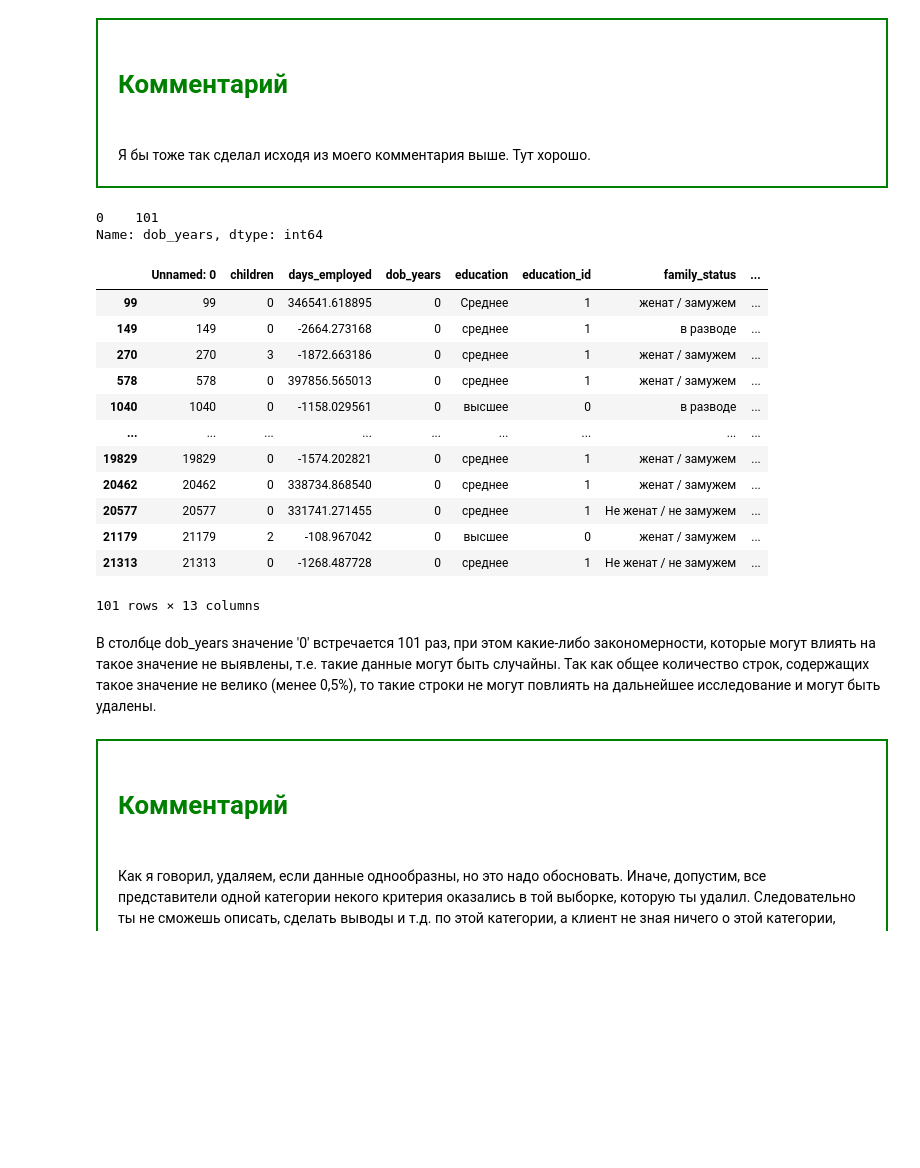
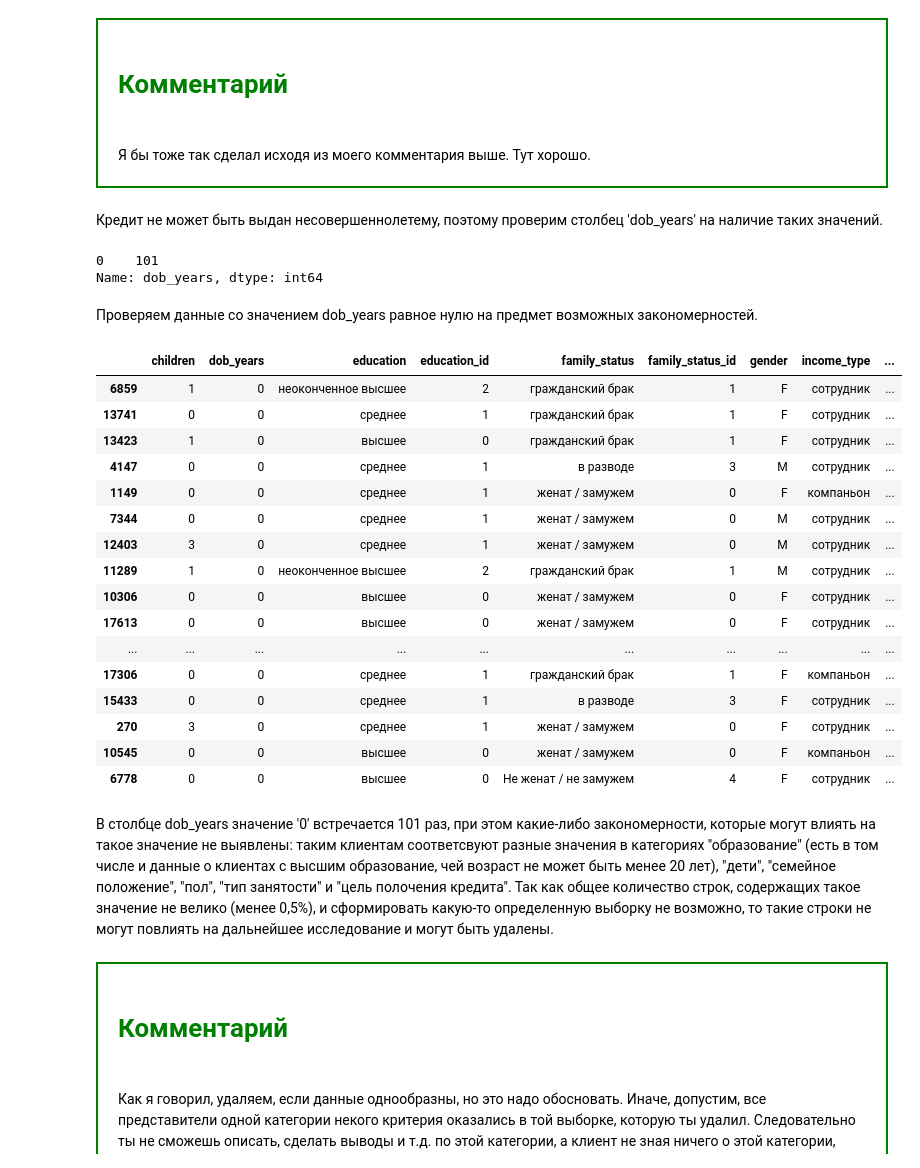
Before and after one commit to Valery2120/DS-DE, a Jupyter notebook: jupyter/ds/theme_03/theme_03.ipynb, the cells around one changed output. Drawn from its saved outputs; the diff is of its cells as text; code cells hidden in the pictures; blank space fills up the shorter version.

```diff
--- a/jupyter/ds/theme_03/theme_03.ipynb
+++ b/jupyter/ds/theme_03/theme_03.ipynb
@@ -15,4 +42,4 @@
 # %%
 import pandas as pd
-
-data = pd.read_csv('data.csv')
+import numpy as np
+data = pd.read_csv('data.csv', index_col='Unnamed: 0')
@@ -153,7 +179,7 @@ Name: income_type, dtype: int64
 # %%
+data = data.drop('days_employed', axis=1)
 categories = data['income_type'].unique()
 for i in categories:
-    data.loc[(data['days_employed'].isna()) & (data['income_type'] == i), 'days_employed'] \
-    = data.loc[data['income_type'] == i, 'days_employed'].median()
     data.loc[(data['total_income'].isna()) & (data['income_type'] == i), 'total_income'] \
     = data.loc[data['income_type'] == i, 'total_income'].median()
+display(data.info())
@@ -221,4 +245,6 @@ Name: children, dtype: int64
 <div style="border:solid green 2px; padding: 20px"> <h1 style="color:green; margin-bottom:20px">Комментарий </h1>
 <br>Я бы тоже так сделал исходя из моего комментария выше. Тут хорошо.
 </div>
+# %% [markdown]
+Кредит не может быть выдан несовершеннолетему, поэтому проверим столбец 'dob_years' на наличие таких значений.
 # %%
@@ -226,24 +252,30 @@ data[(data.dob_years <= 18)]['dob_years'].value_counts()
 # %% [output]
 0    101
 Name: dob_years, dtype: int64
+# %% [markdown]
+Проверяем данные со значением dob_years равное нулю на предмет возможных закономерностей.
 # %%
-data[(data.dob_years == 0)]
+display(data[(data.dob_years == 0)].sample(20))
 # %% [output]
-|  | Unnamed: 0 | children | days_employed | dob_years | education | education_id | family_status | ... |
-| 99 | 99 | 0 | 346541.618895 | 0 | Среднее | 1 | женат / замужем | ... |
-| 149 | 149 | 0 | -2664.273168 | 0 | среднее | 1 | в разводе | ... |
-| 270 | 270 | 3 | -1872.663186 | 0 | среднее | 1 | женат / замужем | ... |
-| 578 | 578 | 0 | 397856.565013 | 0 | среднее | 1 | женат / замужем | ... |
-| 1040 | 1040 | 0 | -1158.029561 | 0 | высшее | 0 | в разводе | ... |
-| ... | ... | ... | ... | ... | ... | ... | ... | ... |
-| 19829 | 19829 | 0 | -1574.202821 | 0 | среднее | 1 | женат / замужем | ... |
-| 20462 | 20462 | 0 | 338734.868540 | 0 | среднее | 1 | женат / замужем | ... |
-| 20577 | 20577 | 0 | 331741.271455 | 0 | среднее | 1 | Не женат / не замужем | ... |
-| 21179 | 21179 | 2 | -108.967042 | 0 | высшее | 0 | женат / замужем | ... |
-| 21313 | 21313 | 0 | -1268.487728 | 0 | среднее | 1 | Не женат / не замужем | ... |
+|  | children | dob_years | education | education_id | family_status | family_status_id | gender | income_type | ... |
+| 6859 | 1 | 0 | неоконченное высшее | 2 | гражданский брак | 1 | F | сотрудник | ... |
+| 13741 | 0 | 0 | среднее | 1 | гражданский брак | 1 | F | сотрудник | ... |
+| 13423 | 1 | 0 | высшее | 0 | гражданский брак | 1 | F | сотрудник | ... |
+| 4147 | 0 | 0 | среднее | 1 | в разводе | 3 | M | сотрудник | ... |
+| 1149 | 0 | 0 | среднее | 1 | женат / замужем | 0 | F | компаньон | ... |
+| 7344 | 0 | 0 | среднее | 1 | женат / замужем | 0 | M | сотрудник | ... |
+| 12403 | 3 | 0 | среднее | 1 | женат / замужем | 0 | M | сотрудник | ... |
+| 11289 | 1 | 0 | неоконченное высшее | 2 | гражданский брак | 1 | M | сотрудник | ... |
+| 10306 | 0 | 0 | высшее | 0 | женат / замужем | 0 | F | сотрудник | ... |
+| 17613 | 0 | 0 | высшее | 0 | женат / замужем | 0 | F | сотрудник | ... |
+| ... | ... | ... | ... | ... | ... | ... | ... | ... | ... |
+| 17306 | 0 | 0 | среднее | 1 | гражданский брак | 1 | F | компаньон | ... |
+| 15433 | 0 | 0 | среднее | 1 | в разводе | 3 | F | сотрудник | ... |
+| 270 | 3 | 0 | среднее | 1 | женат / замужем | 0 | F | сотрудник | ... |
+| 10545 | 0 | 0 | высшее | 0 | женат / замужем | 0 | F | компаньон | ... |
+| 6778 | 0 | 0 | высшее | 0 | Не женат / не замужем | 4 | F | сотрудник | ... |
-101 rows × 13 columns
 # %% [markdown]
-В столбце dob_years значение '0' встречается 101 раз, при этом какие-либо закономерности, которые могут влиять на такое значение не выявлены, т.е. такие данные могут быть случайны. Так как общее количество строк, содержащих такое значение не велико (менее 0,5%), то такие строки не могут повлиять на дальнейшее исследование и могут быть удалены.
+В столбце dob_years значение '0' встречается 101 раз, при этом какие-либо закономерности, которые могут влиять на такое значение не выявлены: таким клиентам соответсвуют разные значения в категориях "образование" (есть в том числе и данные о клиентах с высшим образование, чей возраст не может быть менее 20 лет), "дети", "семейное положение", "пол", "тип занятости" и "цель полочения кредита". Так как общее количество строк, содержащих такое значение не велико (менее 0,5%), и сформировать какую-то определенную выборку не возможно, то такие строки не могут повлиять на дальнейшее исследование и могут быть удалены.
 # %% [markdown]
 <div style="border:solid green 2px; padding: 20px"> <h1 style="color:green; margin-bottom:20px">Комментарий </h1>
 <br>Как я говорил, удаляем, если данные однообразны, но это надо обосновать. Иначе, допустим, все представители одной категории некого критерия оказались в той выборке, которую ты удалил. Следовательно ты не сможешь описать, сделать выводы и т.д. по этой категории, а клиент не зная ничего о этой категории, может потерять выгоду.
```
Also changed, not shown: parts of 75 cells of this notebook.
